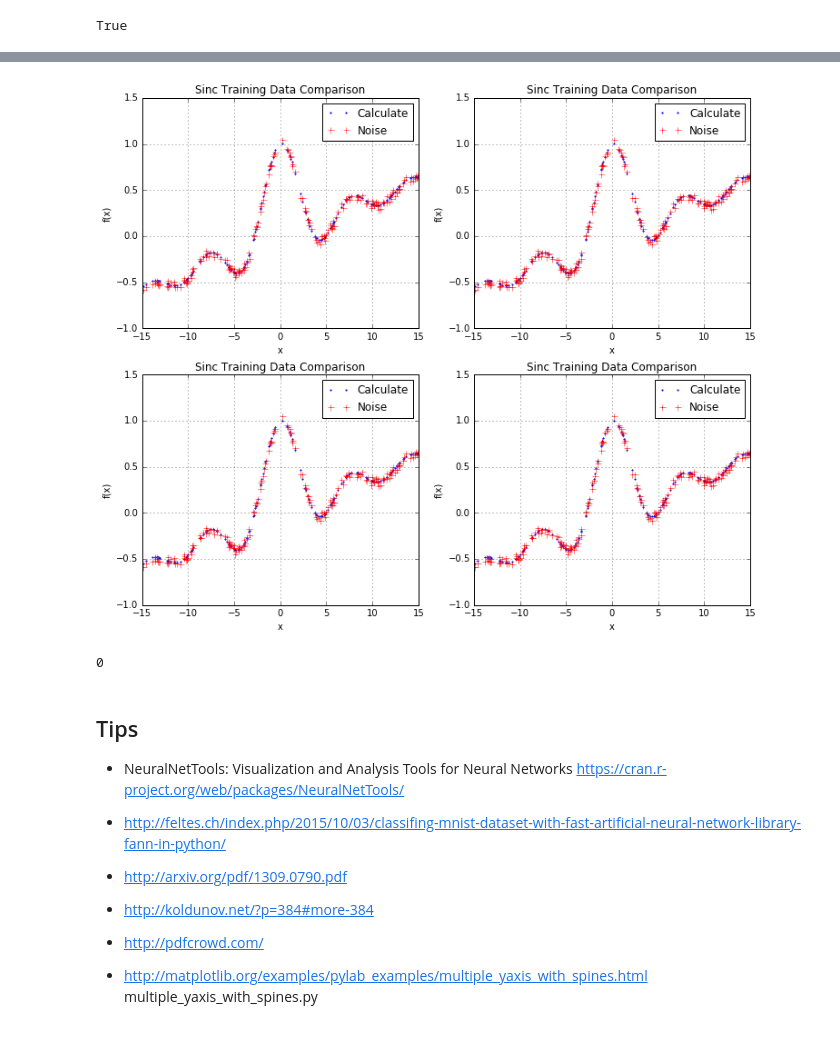
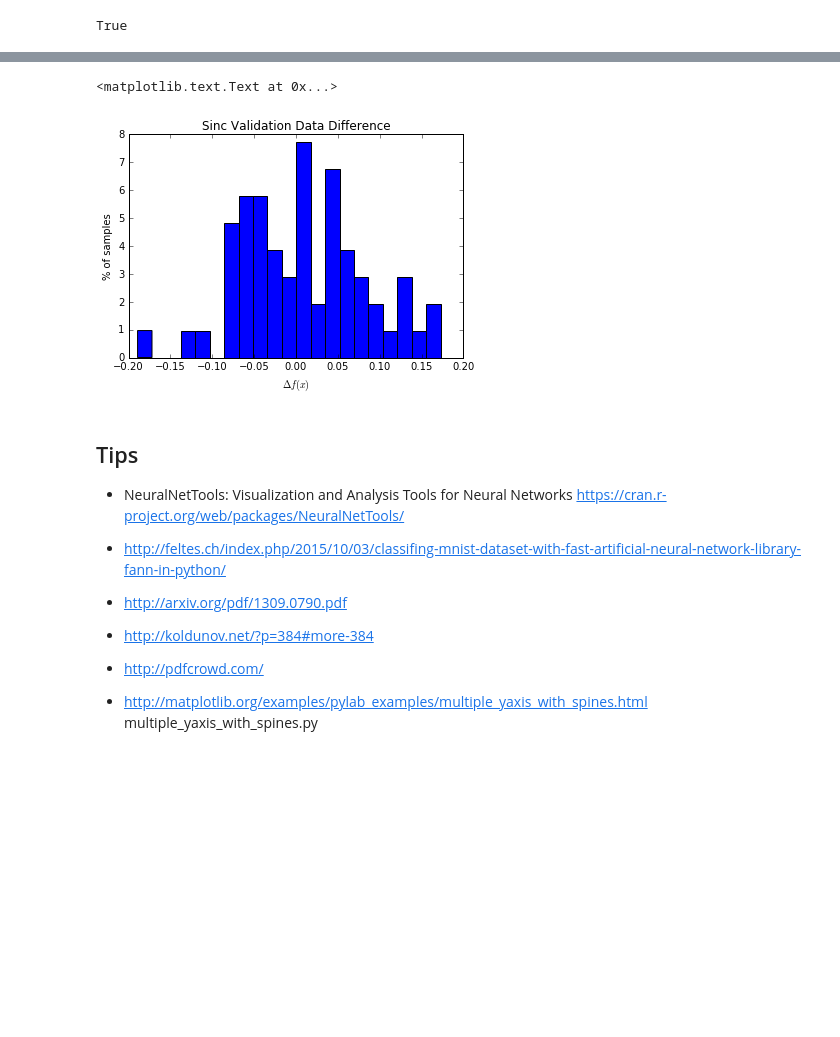
Before and after one commit to tmeits/ipynb, a Jupyter notebook: fann/TOY_EXAMPLES_FANN2_Regression.ipynb, the cells around one changed output, grey strips where cells are left out. Saved outputs shown, nothing was run; the diff lists cells and outputs as text; code cells hidden in the pictures; blank space fills up the shorter version.

```diff
--- a/fann/TOY_EXAMPLES_FANN2_Regression.ipynb
+++ b/fann/TOY_EXAMPLES_FANN2_Regression.ipynb
@@ -209,52 +186,0 @@ ValueError: x and y must have same first dimension
-# %%
-# http://matplotlib.org/api/markers_api.html
-# http://www.labri.fr/perso/nrougier/teaching/matplotlib/
-plt.figure(figsize=(12,10), dpi=300)
-plt.subplot(2,2,1)
-plt.plot(input_data, target_data, "b.", markersize=3)
-plt.plot(input_data, noise_target_data, 'r+', markersize=7)
-plt.grid()
-plt.title("Sinc Training Data Comparison")
-plt.xlabel("x")
-plt.ylabel("f(x)")
-plt.xlim(-15,15)
-plt.ylim(-1,1.5)
-plt.legend(["Calculate", "Noise"]) # http://matplotlib.org/users/legend_guide.html
-
-plt.subplot(2,2,2)
-plt.plot(input_data, target_data, "b.", markersize=3)
-plt.plot(input_data, noise_target_data, 'r+', markersize=7)
-plt.grid()
-plt.title("Sinc Training Data Comparison")
-plt.xlabel("x")
-plt.ylabel("f(x)")
-plt.xlim(-15,15)
-plt.ylim(-1,1.5)
-plt.legend(["Calculate", "Noise"]) # http://matplotlib.org/users/legend_guide.html
-
-plt.subplot(2,2,3)
-plt.plot(input_data, target_data, "b.", markersize=3)
-plt.plot(input_data, noise_target_data, 'r+', markersize=7)
-plt.grid()
-plt.title("Sinc Training Data Comparison")
-plt.xlabel("x")
-plt.ylabel("f(x)")
-plt.xlim(-15,15)
-plt.ylim(-1,1.5)
-plt.legend(["Calculate", "Noise"]) # http://matplotlib.org/users/legend_guide.html
-
-plt.subplot(2,2,4)
-plt.plot(input_data, target_data, "b.", markersize=3)
-plt.plot(input_data, noise_target_data, 'r+', markersize=7)
-plt.grid()
-plt.title("Sinc Training Data Comparison")
-plt.xlabel("x")
-plt.ylabel("f(x)")
-plt.xlim(-15,15)
-plt.ylim(-1,1.5)
-plt.legend(["Calculate", "Noise"]) # http://matplotlib.org/users/legend_guide.html
-
-plt.show()
-#(target_data, noise_target_data)
-# %% [output]
-[figure, removed]
@@ -277,7 +187,12 @@ def writeFANN(file_name, input_data, target_data):
-# %%
-writeFANN('sin.train', input_data, target_data)
-# %% [output]
-0
+# %%
+# Formatting & Tweaking Our Histogram
+plt.hist(diff_test, bins=21, normed=True) #,  label='Uniform')
+plt.title("Sinc Validation Data Difference")
+plt.ylabel("% of samples")
+plt.xlabel("$\Delta f(x)$")
+# %% [output]
+<matplotlib.text.Text at 0x...>
+[figure, added]
 # %% [markdown]
 Tips
 --
```
Also changed, not shown: parts of 7 cells of this notebook.
